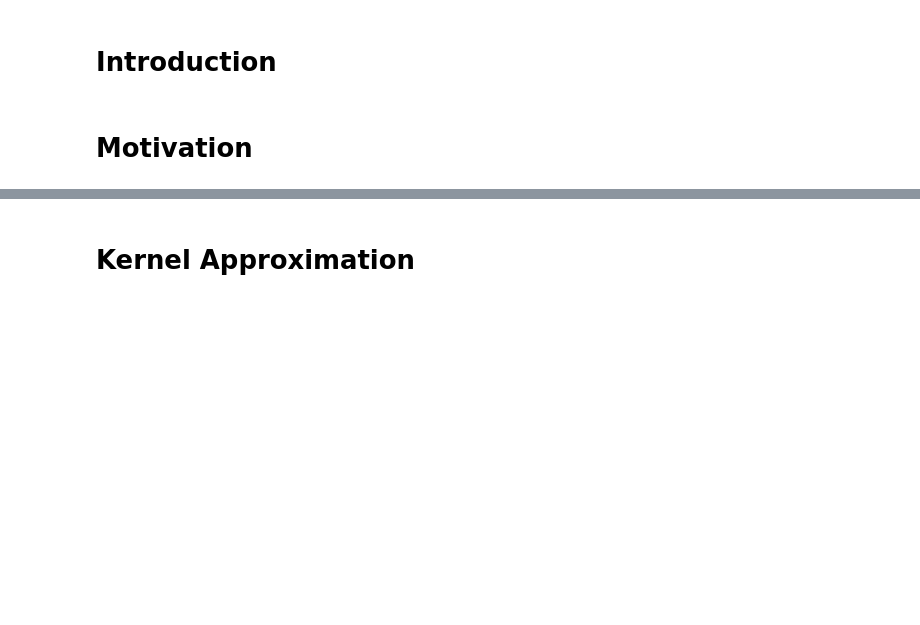
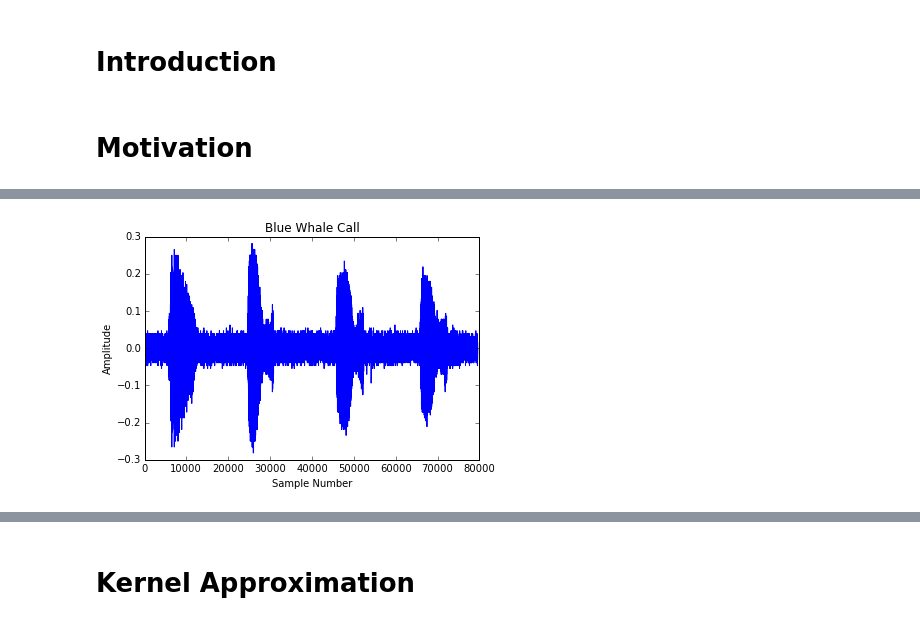
Before and after one commit to dhermes/butterfly-algorithm, a Jupyter notebook: butterfly.ipynb, the cells around one changed output, grey strips where cells are left out. Saved outputs shown, nothing was run; the diff lists cells and outputs as text; code cells hidden in the pictures; blank space fills up the shorter version.

Commit message:
Adding cells with FFT computation (blue whale call).

```diff
--- a/butterfly.ipynb
+++ b/butterfly.ipynb
@@ -21,0 +92,14 @@ for $0 \leq k < N$ and $t_k, s_j \in \mathbf{R}$.
+# %%
+# http://www.mathworks.com/help/matlab/math/fast-fourier-transform-fft.html
+data = np.load('bluewhale.npz')
+X = data['X']
+sampling_rate = int(data['rate'])
+
+plt.plot(X)
+plt.xlabel('Sample Number')
+plt.ylabel('Amplitude')
+
+plt.title('Blue Whale Call')
+plt.show()
+# %% [output]
+[figure, added]
```
Also changed, not shown: parts of 8 cells of this notebook, 3 other files.
